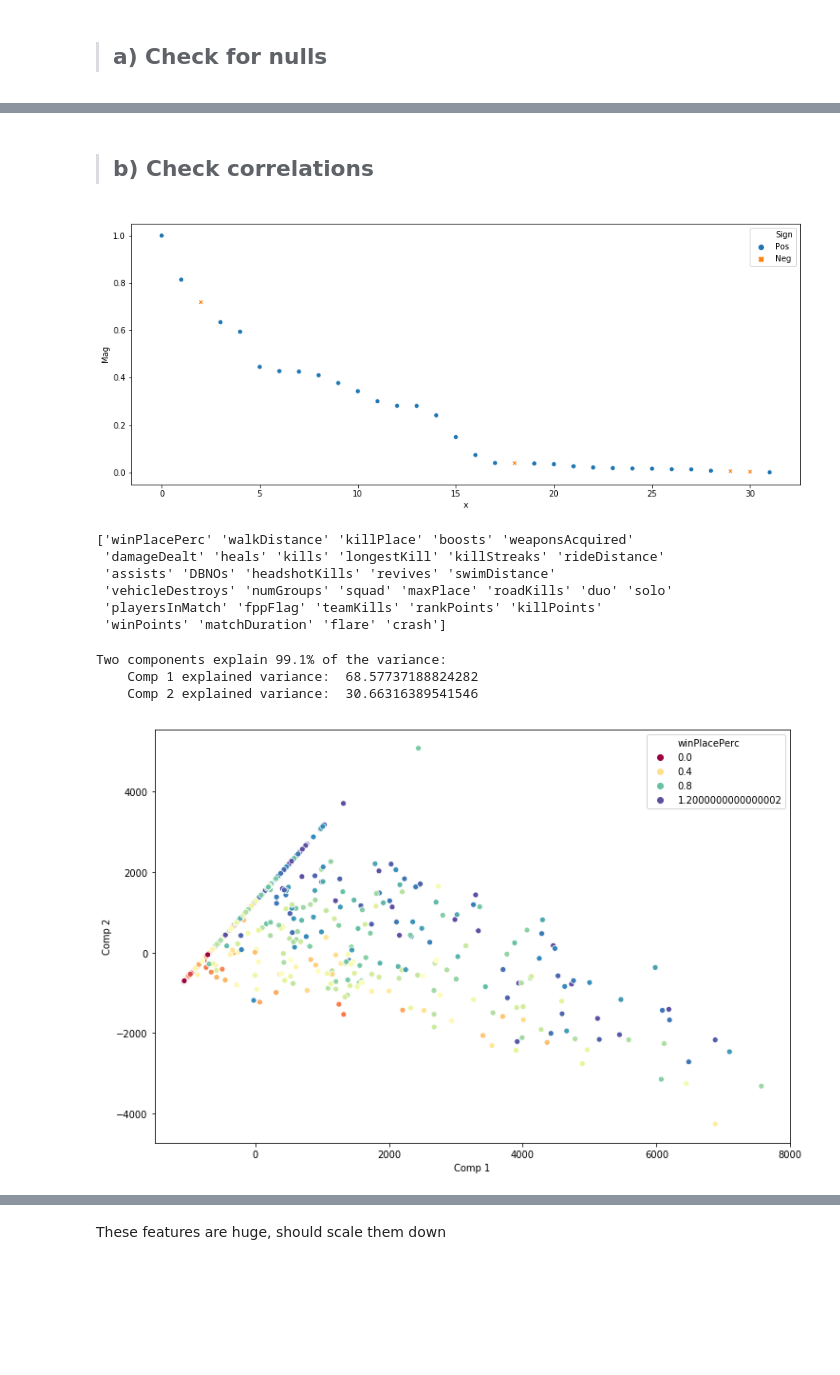
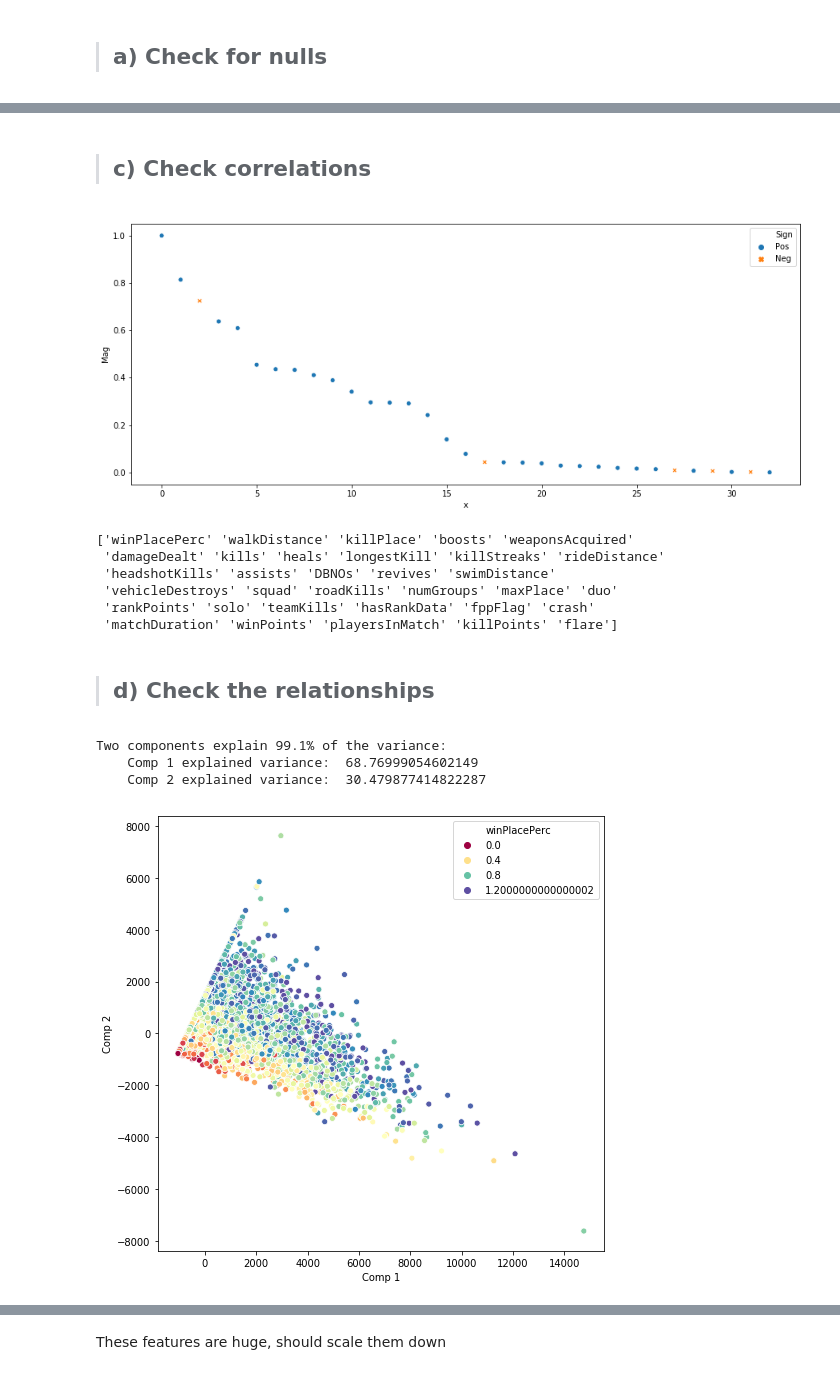
Before and after one commit to lgriffin39/kaggle_pubg_challenge, a Jupyter notebook: PUBG/kernel.ipynb, the cells around one changed output, grey strips where cells are left out. Cells and saved outputs as stored; diff of their text form; code cells hidden in the pictures; blank space fills up the shorter version.

```diff
--- a/PUBG/kernel.ipynb
+++ b/PUBG/kernel.ipynb
@@ -34,9 +22,11 @@ import os
 # 0) Load
 ---
 # %%
-training_set = pd.read_csv('train_V2.csv')
-test_set = pd.read_csv('test_V2.csv')
-sample = pd.read_csv('sample_submission_V2.csv')
+folder = '/home/lgriffin/Documents/Jupyter/Kaggle/Data/PUBG/'
+
+training_set = pd.read_csv(folder+'train_V2.csv')
+test_set = pd.read_csv(folder+'test_V2.csv')
+sample = pd.read_csv(folder+'sample_submission_V2.csv')
 # %% [markdown]
 # 1) Feature Engineering
 ***
@@ -111,49 +109,51 @@ train.drop(2744604, inplace=True)
+# %%
+# Get a small subset to make things easier/ make it run faster
+train.reindex(np.random.permutation(train.index))
+plot_subset = train.head(10000)
 # %% [markdown]
-> ## b) Check correlations
+> ## c) Check correlations
 # %%
 #Start by looking at how the features are correlated with the target
-
-correlations = train.corr()['winPlacePerc']
-corr_ranked = pd.DataFrame(np.transpose([np.abs(correlations.values), correlations.apply(lambda x: 'Neg' if x<0 else 'Pos').values])
+correlations = plot_subset.corr()['winPlacePerc']
+corr_mag_sign = pd.DataFrame(np.transpose([np.abs(correlations.values), correlations.apply(lambda x: 'Neg' if x<0 else 'Pos').values])
                            , columns=['Mag','Sign'], index=correlations.index.values)
-plot_corrs = corr_ranked.sort_values('Mag', ascending=False)
-plot_corrs['x'] = np.arange(plot_corrs.shape[0])
+corrs_ranked = corr_mag_sign.sort_values('Mag', ascending=False)
+corrs_ranked['x'] = np.arange(corrs_ranked.shape[0])
 
 fig = plt.figure(figsize=(15,6))
-ax = sns.scatterplot(x='x',y='Mag',hue='Sign', style='Sign', data=plot_corrs, )
-#ax.set(xticklabels=plot_corrs.index.values)
+ax = sns.scatterplot(x='x',y='Mag',hue='Sign', style='Sign', data=corrs_ranked, )
 plt.show()
-print(plot_corrs.index.values)
+print(corrs_ranked.index.values)
 # %% [output]
-[figure, old version]
+[figure, new version]
 ['winPlacePerc' 'walkDistance' 'killPlace' 'boosts' 'weaponsAcquired'
- 'damageDealt' 'heals' 'kills' 'longestKill' 'killStreaks' 'rideDistance'
- 'assists' 'DBNOs' 'headshotKills' 'revives' 'swimDistance'
- 'vehicleDestroys' 'numGroups' 'squad' 'maxPlace' 'roadKills' 'duo' 'solo'
- 'playersInMatch' 'fppFlag' 'teamKills' 'rankPoints' 'killPoints'
- 'winPoints' 'matchDuration' 'flare' 'crash']
+ 'damageDealt' 'kills' 'heals' 'longestKill' 'killStreaks' 'rideDistance'
+ 'headshotKills' 'assists' 'DBNOs' 'revives' 'swimDistance'
+ 'vehicleDestroys' 'squad' 'roadKills' 'numGroups' 'maxPlace' 'duo'
+ 'rankPoints' 'solo' 'teamKills' 'hasRankData' 'fppFlag' 'crash'
+ 'matchDuration' 'winPoints' 'playersInMatch' 'killPoints' 'flare']
+# %% [markdown]
+> ## d) Check the relationships
 # %%
-#Lets start by just looking at the most strongly correlated (top 16)
-features = plot_corrs.index.values[1:16]
+#Lets start by looking at the most strongly correlated (top 16)
+features = corrs_ranked.index.values[1:17]
 target = 'winPlacePerc'
-
-plotdata = train.head(1000)
 
 #What do these relationships actually look like???
 #Use decomposition to view the data
 
 decomp = PCA(2)
-decomposed = decomp.fit_transform(plotdata[features])
+decomposed = decomp.fit_transform(plot_subset[features])
 print('Two components explain 99.1% of the variance:')
 print('    Comp 1 explained variance: ',decomp.explained_variance_ratio_[0]*100)
 print('    Comp 2 explained variance: ',decomp.explained_variance_ratio_[1]*100)
 
-fig = plt.figure(figsize=(12,8))
-ax = sns.scatterplot(x=decomposed[:,0], y=decomposed[:,1], hue=plotdata[target], palette='Spectral')
+fig = plt.figure(figsize=(8,8))
+ax = sns.scatterplot(x=decomposed[:,0], y=decomposed[:,1], hue=plot_subset[target], palette='Spectral')
 ax.set(xlabel='Comp 1', ylabel='Comp 2')
 plt.show()
 # %% [output]
 Two components explain 99.1% of the variance:
-    Comp 1 explained variance:  68.57737188824282
-    Comp 2 explained variance:  30.66316389541546
+    Comp 1 explained variance:  68.76999054602149
+    Comp 2 explained variance:  30.479877414822287
-[figure, old version]
+[figure, new version]
```
Also changed, not shown: parts of 44 cells of this notebook.
